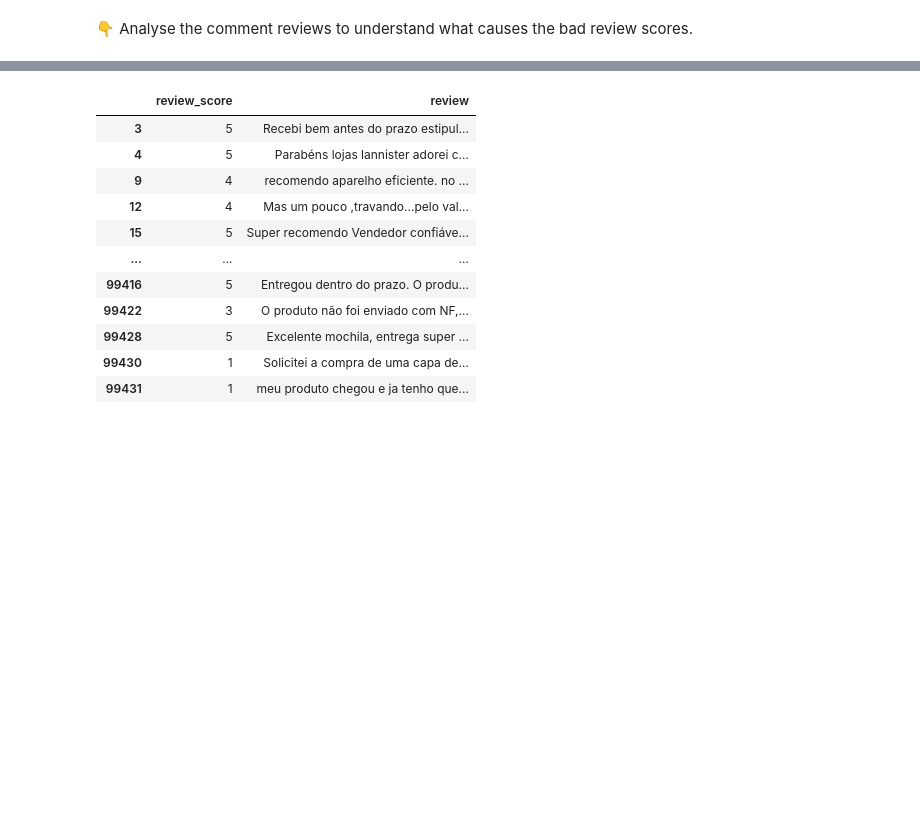
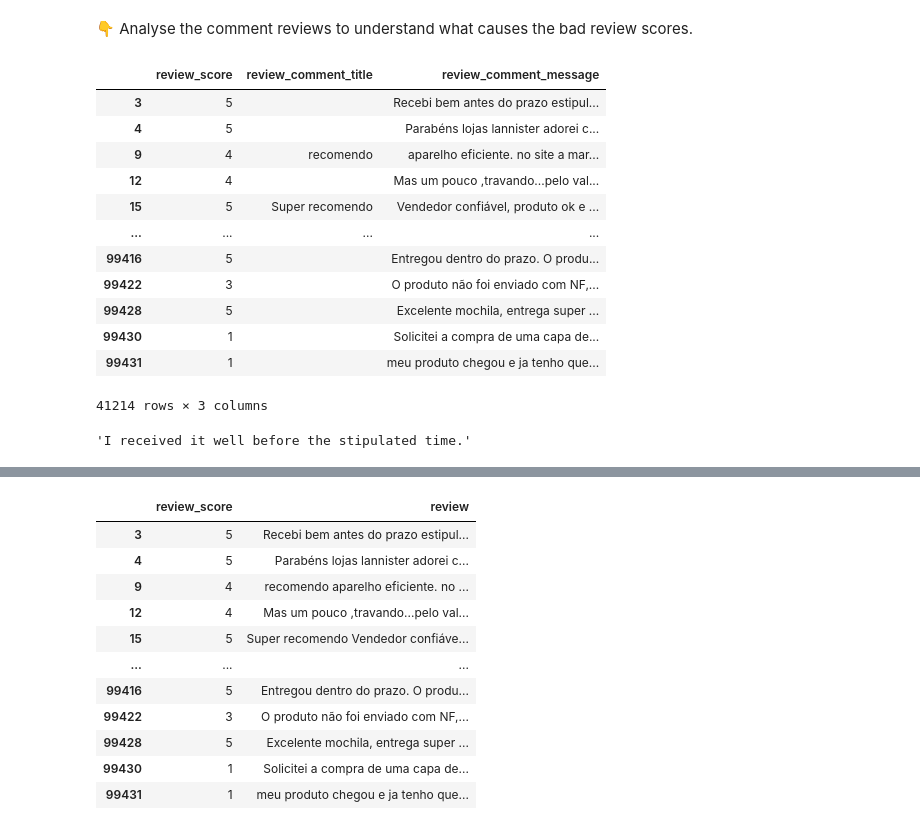
Before and after one commit to HumbertMonnot/data-challenges, a Jupyter notebook: 05-ML/10-Natural-Language-Processing/05-Review-Investigation/Review-Investigation.ipynb, the cells around one changed output, grey strips where cells are left out. Saved outputs shown, nothing was run; the diff lists cells and outputs as text; code cells hidden in the pictures; blank space fills up the shorter version.

```diff
--- a/05-ML/10-Natural-Language-Processing/05-Review-Investigation/Review-Investigation.ipynb
+++ b/05-ML/10-Natural-Language-Processing/05-Review-Investigation/Review-Investigation.ipynb
@@ -36,7 +33,27 @@ df.head()
 new_df = df[['review_score','review_comment_title','review_comment_message']]
 new_df = new_df[new_df['review_comment_message'].notna()]
 new_df = new_df[new_df['review_score'].notna()]
+# %%
+new_df
+# %% [output]
+|  | review_score | review_comment_title | review_comment_message |
+| 3 | 5 |  | Recebi bem antes do prazo estipul... |
+| 4 | 5 |  | Parabéns lojas lannister adorei c... |
+| 9 | 4 | recomendo | aparelho eficiente. no site a mar... |
+| 12 | 4 |  | Mas um pouco ,travando...pelo val... |
+| 15 | 5 | Super recomendo | Vendedor confiável, produto ok e ... |
+| ... | ... | ... | ... |
+| 99416 | 5 |  | Entregou dentro do prazo. O produ... |
+| 99422 | 3 |  | O produto não foi enviado com NF,... |
+| 99428 | 5 |  | Excelente mochila, entrega super ... |
+| 99430 | 1 |  | Solicitei a compra de uma capa de... |
+| 99431 | 1 |  | meu produto chegou e ja tenho que... |
+41214 rows × 3 columns
 # %%
 new_df['review_comment_title'] = new_df['review_comment_title'].replace(np.nan, "")
 new_df['review_comment_title'] = new_df['review_comment_title'].astype('string')
 new_df['review_comment_message'] = new_df['review_comment_message'].astype('string')
+# %%
+GoogleTranslator(source='auto', target='en').translate("Recebi bem antes do prazo estipulado.")
+# %% [output]
+'I received it well before the stipulated time.'
```
Also changed, not shown: parts of 13 cells of this notebook, 1 other file.
